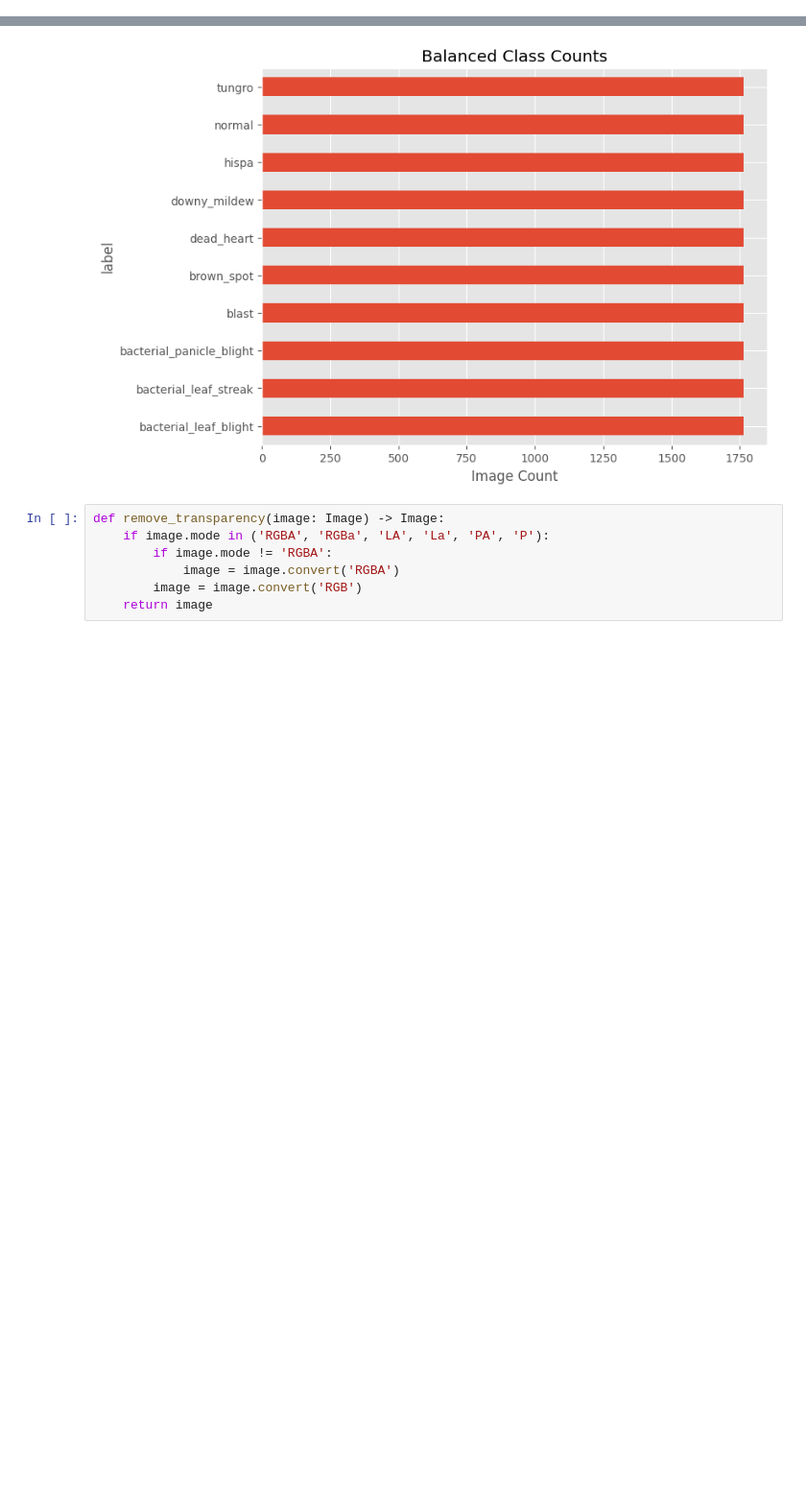
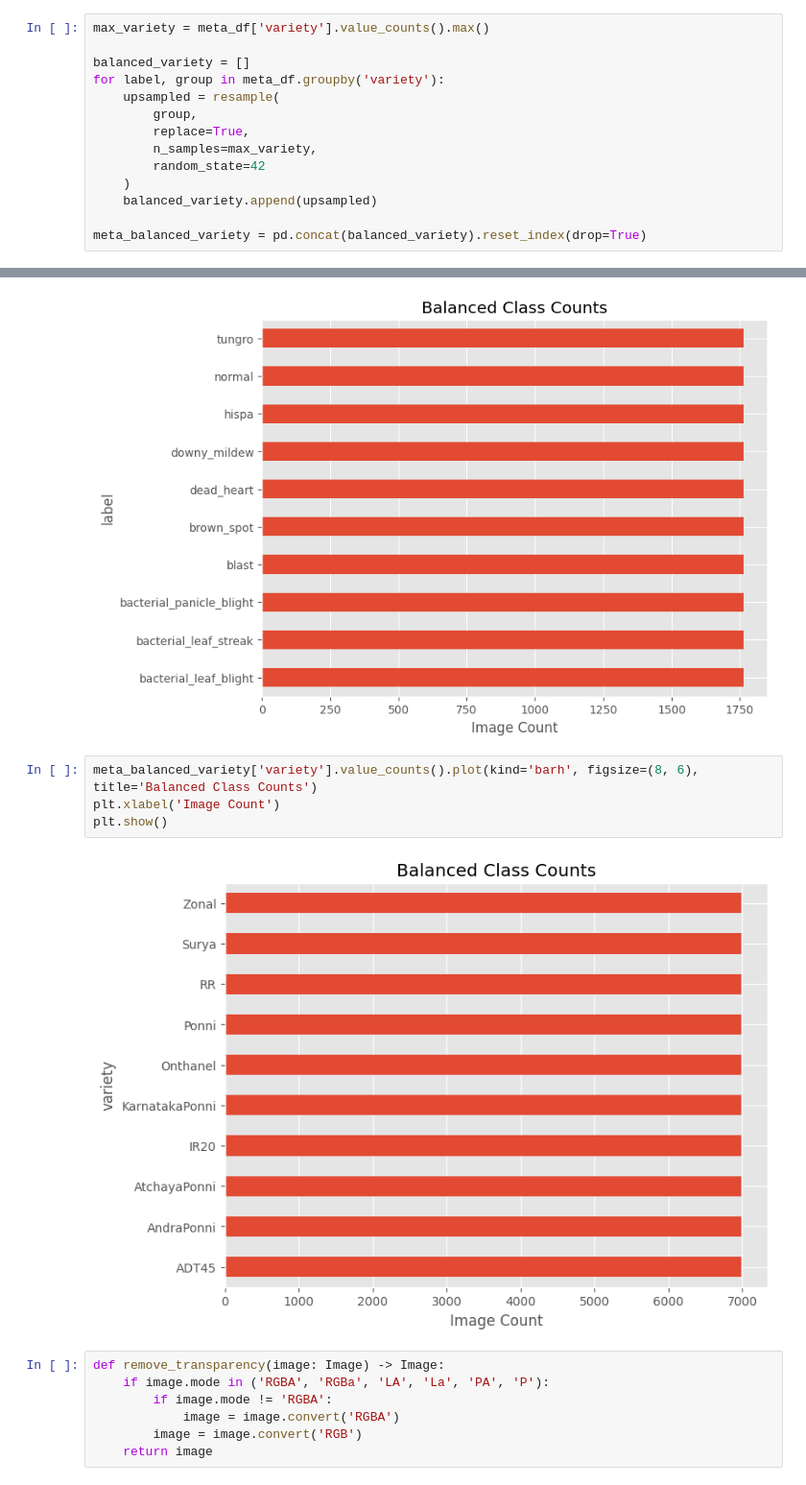
Before and after one commit to tom474/rice_plant_disease_classification, a Jupyter notebook: disease_classification.ipynb, the cells around one changed output, grey strips where cells are left out. Shown at 96% size. Saved outputs shown, nothing was run; the diff lists cells and outputs as text; blank space fills up the shorter version.

```diff
--- a/disease_classification.ipynb
+++ b/disease_classification.ipynb
@@ -111,12 +109,32 @@ for label, group in meta_df.groupby('label'):
     balanced_rows.append(upsampled)
 
 meta_df_balanced = pd.concat(balanced_rows).reset_index(drop=True)
+# %%
+max_variety = meta_df['variety'].value_counts().max()
+
+balanced_variety = []
+for label, group in meta_df.groupby('variety'):
+    upsampled = resample(
+        group,
+        replace=True,
+        n_samples=max_variety,
+        random_state=42
+    )
+    balanced_variety.append(upsampled)
+
+meta_balanced_variety = pd.concat(balanced_variety).reset_index(drop=True)
 # %%
 meta_df_balanced['label'].value_counts().plot(kind='barh', figsize=(8, 6), title='Balanced Class Counts')
 plt.xlabel('Image Count')
 plt.show()
 # %% [output]
 [figure]
+# %%
+meta_balanced_variety['variety'].value_counts().plot(kind='barh', figsize=(8, 6), title='Balanced Class Counts')
+plt.xlabel('Image Count')
+plt.show()
+# %% [output]
+[figure, added]
 # %%
 def remove_transparency(image: Image) -> Image:
     if image.mode in ('RGBA', 'RGBa', 'LA', 'La', 'PA', 'P'):
```
Also changed, not shown: parts of 3 cells of this notebook, 1 other file.
